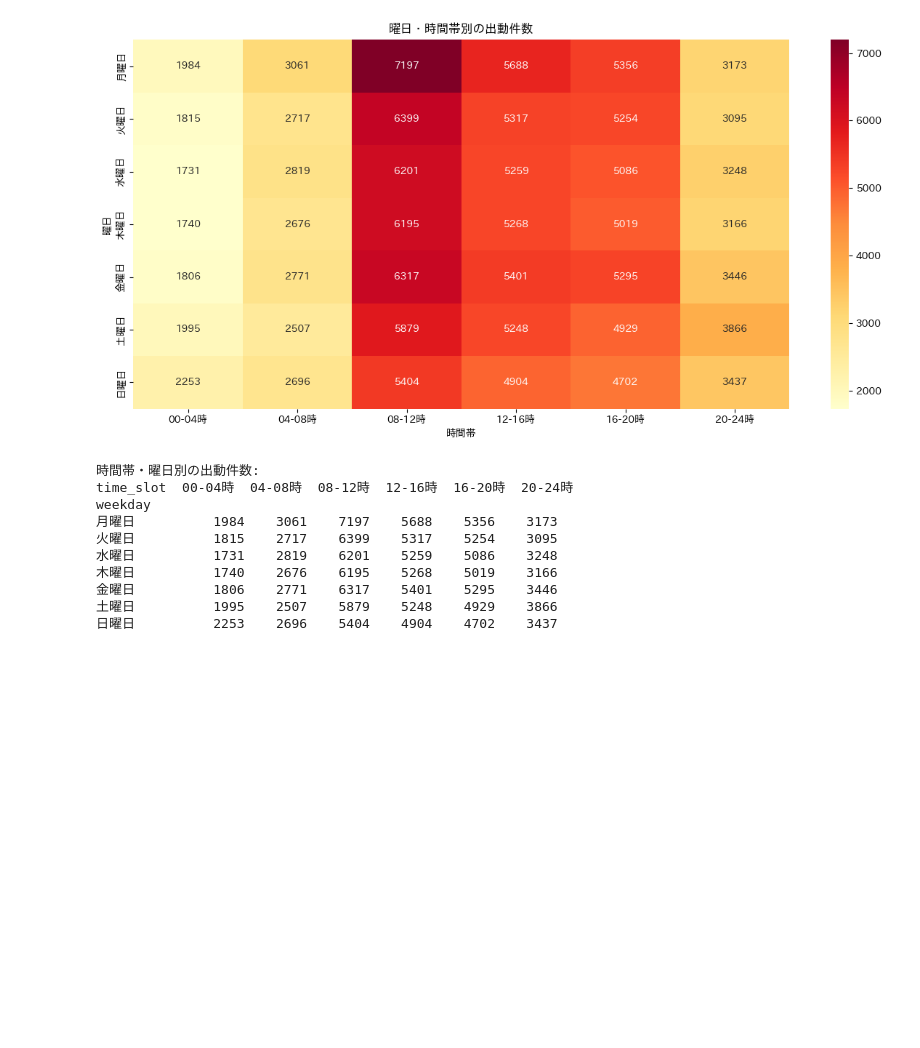
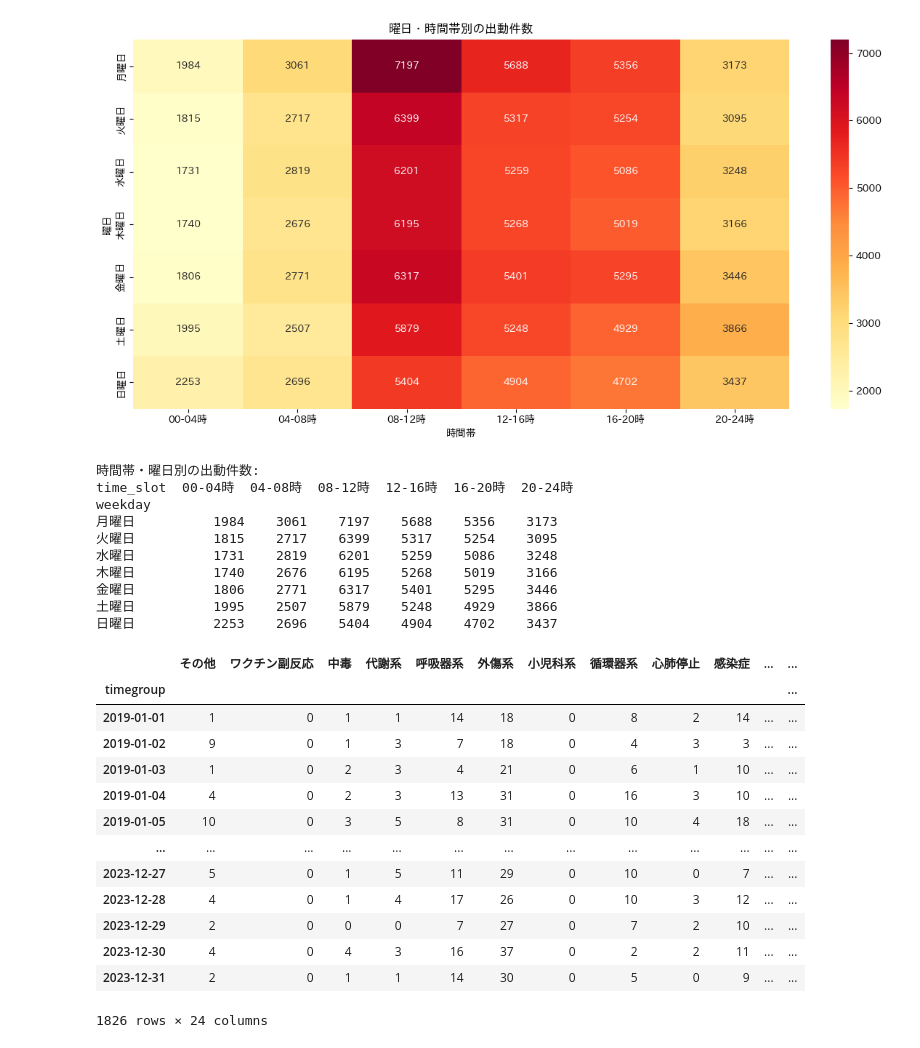
Before and after one commit to Methanon46/hm_ambulance, a Jupyter notebook: notebook/eda.ipynb, the cells around one changed output. Cells and saved outputs as stored; diff of their text form; code cells hidden in the pictures; blank space fills up the shorter version.

```diff
--- a/notebook/eda.ipynb
+++ b/notebook/eda.ipynb
@@ -166,31 +166,38 @@ def simplify_disease_name(name):
 #外傷について、硬膜外血腫は神経に入れた
 # 分類ルール
 rules = {
-    '外傷系': r'(咬傷|骨折|打撲|裂傷|挫傷|外傷|脱臼|擦過傷|刺傷|切創|挫創|熱傷|捻挫|脳震盪|心臓震盪|頸髄損傷|頚椎損傷|脊髄損傷|頸椎損傷|頭部血腫|圧挫症候群|腹腔内出血)',
-    '整形外科':r'(腰痛|椎間板ヘルニア|頸椎ヘルニア|腰椎ヘルニア|椎症|脊柱管狭窄症|坐骨神経痛|肋間神経痛|関節痛|膝部痛|膝痛|大腿部痛|下肢痛|関節炎|関節症|腱断裂|リウマチ)',
-    '循環器系': r'(硬膜外血腫|大動脈解離|大動脈瘤|大動脈瘤破裂|心筋梗塞|虚血性心疾患|急性冠症候群|不整脈|高血圧|狭心症|心不全|心筋症|血圧|房室ブロック|心房細動|心房粗動|心室頻拍|上室性頻拍|洞性頻脈|上室頻拍|心室性期外収縮|肺血栓塞栓症|肺塞栓症|洞不全症候群|徐脈|弁狭窄|弁閉鎖不全|深部静脈血栓症)',
-    '脳神経系': r'(脳卒中|脳梗塞|ラクナ梗塞|脳幹梗塞|心原性脳塞栓症|脳幹出血|被殻出血|視床出血|皮質下出血|脳血管障害|脳動脈瘤|脳出血|くも膜下出血|脳腫瘍|水頭症|てんかん|痙攣|意識障害|頭痛|脳虚血|ＴＩＡ|パーキンソン|けいれん|構音障害|呂律障害|痺れ|歩行障害|神経麻痺|筋萎縮性側索硬化症)',
-    '消化器系': r'(腹痛|胃炎|胆石|腸炎|下痢|嘔吐|消化管|吐血|下血|血便|急性腹症|腸|イレウス|胆管|胆嚢|胆のう|腹膜炎|憩室炎|虫垂炎|食道静脈瘤|マロリーワイス症候群|憩室出血|消化器出血|逆流性食道炎|胃潰瘍|急性胃粘膜病変|潰瘍性大腸炎|クローン|膵炎|肝硬変|肝機能障害|閉塞性黄疸|肝性脳症|膵臓癌|膵癌|胃癌|肝癌|肝臓癌|食道癌|食道裂孔ヘルニア|鼠径ヘルニア|肝臓癌|肝膿瘍)',
-    '呼吸器系': r'(肺炎|気管支炎|喘息|呼吸困難|咳|痰|気道|過換気|肺癌|肺がん|慢性閉塞性肺疾患|気管支拡張症|ＣＯＰＤ|ＣＯ２ナルコーシス|肺気腫|気胸|胸膜炎|膿胸|乳癌)',
+    '外傷系': r'(咬傷|骨折|転倒|打撲|裂傷|挫傷|外傷|脱臼|擦過傷|刺傷|切創|挫創|熱傷|捻挫|脳震盪|心臓震盪|頸髄損傷|頚椎損傷|脊髄損傷|頸椎損傷|頭部血腫|圧挫症候群|腹腔内出血|血胸|デグロービング損傷|コンパートメント症候群|肝損傷)',
+    '整形外科':r'(腰椎すべり症|椎間板ヘルニア|頸椎ヘルニア|腰椎ヘルニア|椎症|脊柱管狭窄症|坐骨神経痛|肋間神経痛|神経痛|肩痛|関節痛|膝部痛|膝痛|大腿部痛|下腿部痛|下肢痛|関節炎|関節症|腱断裂|靱帯損傷|リウマチ|半月板損傷)',
+    '循環器系': r'(大動脈解離|大動脈瘤|大動脈瘤破裂|心筋梗塞|虚血性心疾患|急性冠症候群|不整脈|高血圧|狭心症|心不全|心筋症|心膜炎|血圧|房室ブロック|心房細動|心房粗動|心室頻拍|心室性頻拍|上室性頻拍|洞性頻脈|頻脈|上室頻拍|心室性期外収縮|肺血栓塞栓症|肺塞栓症|洞不全症候群|徐脈|弁狭窄|弁閉鎖不全|静脈血栓症|ＣｏｍｐｌｅｔｅＡＶｂｌｏｃｋ)',
+    '脳神経系': r'(硬膜外血腫|脳卒中|脳梗塞|ラクナ梗塞|脳幹梗塞|急性期脳血栓症|脳塞栓症|脳幹出血|被殻出血|視床出血|皮質下出血|脳血管障害|脳動脈瘤|脳出血|もやもや病|くも膜下出血|脳腫瘍|水頭症|てんかん|痙攣|意識障害|頭痛|脳虚血|ＴＩＡ|パーキンソン|けいれん|構音障害|呂律障害|末梢神経障害|麻痺|痺れ|神経麻痺|歩行障害|筋萎縮性側索硬化症|多系統萎縮症|失調歩行)',
+    '消化器系': r'(腹痛|胃炎|胆石|腸炎|下痢|嘔吐|消化管|吐血|下血|血便|急性腹症|腸|イレウス|胆管|胆嚢|胆のう|腹膜炎|憩室炎|虫垂炎|食道静脈瘤|マロリーワイス症候群|憩室出血|消化器出血|逆流性食道炎|胃潰瘍|急性胃粘膜病変|潰瘍性大腸炎|クローン|膵炎|肝硬変|肝障害|肝機能障害|閉塞性黄疸|肝性脳症|膵臓癌|膵癌|胃癌|胃がん|肝癌|肝臓癌|食道癌|食道ヘルニア|食道裂孔ヘルニア|裂孔ヘルニア|鼠経ヘルニア|鼠径ヘルニア|脱肛|肝臓癌|肝膿瘍|腹水)',
+    '呼吸器系': r'(肺炎|気管支炎|喘息|呼吸困難|咳|痰|気道|過換気|肺癌|肺がん|慢性閉塞性肺疾患|気管支拡張症|間質性肺炎|肺線維症|ＣＯＰＤ|ＣＯ２ナルコーシス|肺気腫|気胸|胸膜炎|膿胸|肺化膿症|乳癌|縦隔気腫)',
     '血液内科': r'(リンパ腫|白血病|多発性骨髄腫|再生不良性貧血|特発性血小板減少性紫斑病|悪性リンパ腫|骨髄異形成症候群|骨髄線維症|骨髄腫|血小板減少|白血球減少|汎血球減少|血友病|溶血性貧血|ヘモグロビン低下|鉄欠乏性貧血|溶血|血栓性血小板減少性紫斑病)',
-    '感染症': r'(感染症|敗血症|髄膜炎|発熱|熱発|インフルエンザ|咽頭炎|感冒|悪寒|蜂窩織炎|帯状疱疹|非結核性抗酸菌症|扁桃炎|扁桃周囲膿瘍|急性喉頭蓋炎)',
-    '代謝系': r'(糖尿病|電解質|脱水|低血糖|高血糖|痛風|偽痛風|低カリウム血症|低ナトリウム血症|高カリウム血症|高アンモニア血症)',
+    '感染症': r'(感染症|敗血症|髄膜炎|発熱|熱発|インフルエンザ|咽頭炎|感冒|悪寒|蜂窩織炎|帯状疱疹|非結核性抗酸菌症|扁桃炎|扁桃周囲膿瘍|急性喉頭蓋炎|結核)',
+    '代謝系': r'(糖尿病|電解質|脱水|低血糖|高血糖|痛風|偽痛風|低カリウム血症|高カリウム血症|低ナトリウム血症|高ナトリウム血症|高アンモニア血症|高カルシウム血症|低カルシウム血症)',
     '中毒': r'(中毒|過量摂取|アルコール|薬物)',
-    '精神系': r'(統合失調|双極性障害|うつ病|不安|精神|認知症|心因反応|解離性障害|パニック障害|パニック発作|せん妄|うつ病|鬱病|不眠症|適応障害)',
-    '産婦人科系': r'(分娩|妊娠|流産|性器出血|流産|早産|切迫流産|陣痛|切迫早産|生理痛|月経痛|月経困難症|破水|子宮筋腫|卵巣|子宮)',
-    '小児科系': r'(熱性痙攣|百日咳|川崎病|クループ症候群)',
-    '泌尿器系': r'(腎臓癌|腎癌|膀胱|尿|前立腺|排尿|水腎|腎盂腎炎|腎結石)',
-    '耳鼻科系': r'(鼻出血|メニエール|末梢性眩暈)',
+    '精神系': r'(統合失調|双極性障害|うつ病|不安|精神|認知症|心因反応|解離性障害|パニック障害|パニック発作|せん妄|うつ病|鬱病|不眠症|適応障害|解離性同一性障害|身体表現性障害|摂食障害|転換性障害|ヒステリー|レストレスレッグス|心臓神経症)',
+    '産婦人科系': r'(分娩|妊娠|流産|性器出血|流産|早産|切迫流産|陣痛|切迫早産|生理痛|月経痛|月経困難症|破水|子宮筋腫|卵巣|子宮|不正出血|産後出血)',
+    '小児科系': r'(熱性痙攣|百日咳|川崎病|クループ|臍ヘルニア)',
+    '泌尿器系': r'(腎臓癌|腎癌|膀胱|尿|前立腺|排尿|水腎|腎盂腎炎|腎結石|腎障害|精巣捻転)',
+    '耳鼻科系': r'(鼻出血|メニエール|末梢性眩暈|難聴|突発性難聴|耳鳴り|中耳炎|副鼻腔炎)',
     '老年' : r'(便秘|誤嚥|衰弱|体動困難|歩行困難|起立困難|老衰|褥瘡|廃用症候群)',
-    '非特異的愁訴' : r'(喀血|嘔気|悪心|振戦|不随意運動|食欲不振|食思不振|貧血|黄疸|めまい|過呼吸|動悸|呼吸苦|気分不快|胸部不快感|胸部違和感|胸部圧迫感|倦怠感|頭重感|自律神経失調症|ふらつき|全身の痛み|全身の震え|新型コロナワクチン副反応)',
+    '非特異的愁訴' : r'(喀血|嘔気|悪心|振戦|不随意運動|食欲不振|食思不振|貧血|黄疸|めまい|過呼吸|動悸|呼吸苦|気分不快|胸部不快|胸部違和感|胸部圧迫感|倦怠感|頭重感|自律神経失調症|ふらつき|全身の痛み|全身の震え|不定愁訴)',
     '心肺停止' : r'(心肺停止|ＣＰＡ|心停止)',
     '腎不全' : r'(腎不全)',
-    '痛み' : r'(広背筋痛|下腹部痛|上腹部痛|胃痛|背部痛|心窩部痛|胸部痛|胸痛|後頸部痛|腰部痛|頸部痛|季肋部痛|左側腹部痛|右側腹部痛|胸部絞扼感|後頭部痛)',
-    '非外傷性救急' : r'(溺水|呼吸不全|窒息|誤飲|失神|意識消失|肺水腫|胸水貯留|胸水|アナフィラキシー|薬疹|アレルギー|蕁麻疹|ショック|迷走神経反射|脱力|不明熱|低体温|熱中症|低酸素血症|横紋筋融解症|栄養失調|低栄養)',
-    '自損' : r'(自殺|自傷|縊頸|過量服薬|多量服薬)',
+    '痛み' : r'(広背筋痛|下腹部痛|上腹部痛|胃痛|背部痛|心窩部痛|胸部痛|胸痛|後頸部痛|腰痛|腰部痛|殿部痛|頸部痛|季肋部痛|左側腹部痛|右側腹部痛|胸部絞扼感|後頭部痛|鼠径部痛|癌性疼痛)',
+    '非外傷性救急' : r'(溺水|呼吸不全|窒息|異物|誤飲|失神|意識消失|肺水腫|胸水貯留|胸水|アナフィラィシー|アナフィラキシー|薬疹|アレルギー|蕁麻疹|ショック|迷走神経反射|脱力|不明熱|低体温|熱中症|低酸素血症|横紋筋融解|栄養失調|低栄養)',
+    '自損' : r'(自殺|自傷|縊頸|過量服薬|過量服用|多量服薬|多量服用)',
+    'ワクチン副反応' : r'(コロナワクチン副反応|コロナワクチン副作用|コロナウイルスワクチン副反応|コロナウイルスワクチン副作用)',
 
 }
 
+"""
+天気→07:00-19:00
+気温→
+風速→
+
+"""
 # 分類関数
 def classify_disease(name):
     for category, pattern in rules.items():
@@ -205,0 +276,17 @@ df_categolized['category'] = df_categolized['normalized_name'].apply(classify_di
+# %%
+aggregate_by_timeframe(df_categolized, timeframe='day')
+# %% [output]
+|  | その他 | ワクチン副反応 | 中毒 | 代謝系 | 呼吸器系 | 外傷系 | 小児科系 | 循環器系 | 心肺停止 | 感染症 | ... | ... |
+| timegroup |  |  |  |  |  |  |  |  |  |  |  | ... |
+| 2019-01-01 | 1 | 0 | 1 | 1 | 14 | 18 | 0 | 8 | 2 | 14 | ... | ... |
+| 2019-01-02 | 9 | 0 | 1 | 3 | 7 | 18 | 0 | 4 | 3 | 3 | ... | ... |
+| 2019-01-03 | 1 | 0 | 2 | 3 | 4 | 21 | 0 | 6 | 1 | 10 | ... | ... |
+| 2019-01-04 | 4 | 0 | 2 | 3 | 13 | 31 | 0 | 16 | 3 | 10 | ... | ... |
+| 2019-01-05 | 10 | 0 | 3 | 5 | 8 | 31 | 0 | 10 | 4 | 18 | ... | ... |
+| ... | ... | ... | ... | ... | ... | ... | ... | ... | ... | ... | ... | ... |
+| 2023-12-27 | 5 | 0 | 1 | 5 | 11 | 29 | 0 | 10 | 0 | 7 | ... | ... |
+| 2023-12-28 | 4 | 0 | 1 | 4 | 17 | 26 | 0 | 10 | 3 | 12 | ... | ... |
+| 2023-12-29 | 2 | 0 | 0 | 0 | 7 | 27 | 0 | 7 | 2 | 10 | ... | ... |
+| 2023-12-30 | 4 | 0 | 4 | 3 | 16 | 37 | 0 | 2 | 2 | 11 | ... | ... |
+| 2023-12-31 | 2 | 0 | 1 | 1 | 14 | 30 | 0 | 5 | 0 | 9 | ... | ... |
+1826 rows × 24 columns
```
Also changed, not shown: parts of 9 cells of this notebook, 2 other files.
